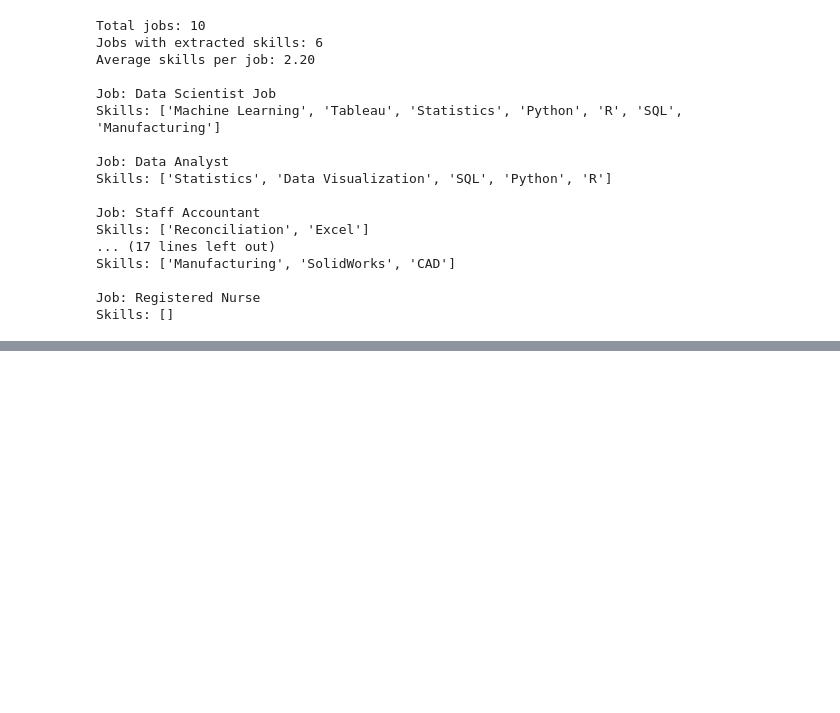
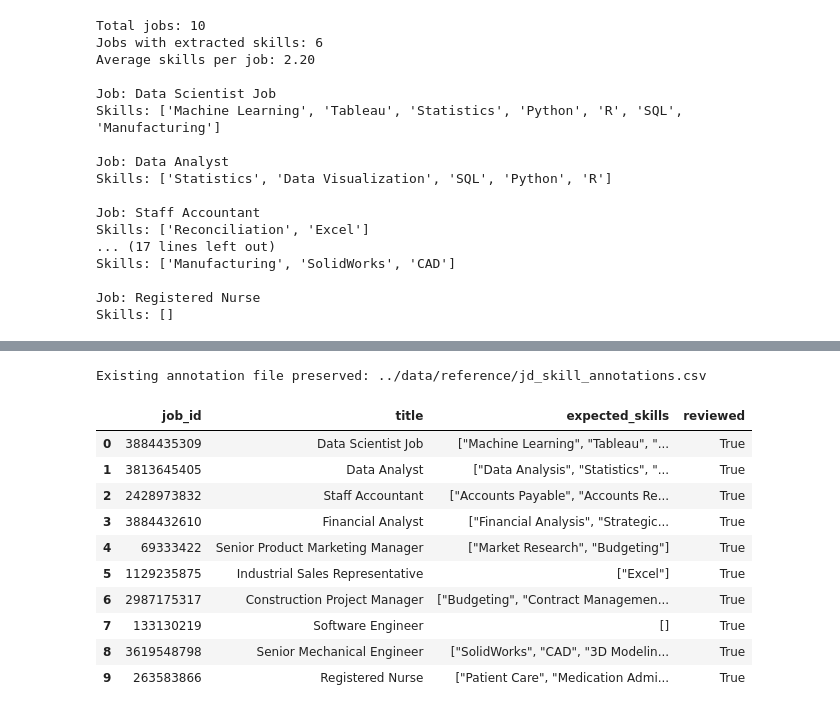
Before and after one commit to jessyyi/Py3onistas, a Jupyter notebook: notebooks/02_feature_extraction.ipynb, the cells around one changed output, grey strips where cells are left out. Drawn from its saved outputs; the diff is of its cells as text; code cells hidden in the pictures; blank space fills up the shorter version.

Commit message:
Complete NLP extraction and manual validation

```diff
--- a/notebooks/02_feature_extraction.ipynb
+++ b/notebooks/02_feature_extraction.ipynb
@@ -559,0 +600,49 @@ Skills: []
+# %%
+import pandas as pd
+from pathlib import Path
+
+# Prepare an independent annotation dataset
+annotation_df = validation_df[
+    ["job_id", "title", "description"]
+].copy()
+
+# Empty labels must not be treated as completed annotations
+annotation_df["expected_skills"] = ""
+annotation_df["reviewed"] = False
+annotation_df["annotation_notes"] = ""
+
+# Save the annotation template
+ANNOTATION_PATH = Path(
+    "../data/reference/jd_skill_annotations.csv"
+)
+
+if not ANNOTATION_PATH.exists():
+    annotation_df.to_csv(ANNOTATION_PATH, index=False)
+    print(f"Annotation template saved: {ANNOTATION_PATH}")
+else:
+    print("Existing annotation file preserved:", ANNOTATION_PATH)
+
+# Display the current annotation file
+current_annotations = pd.read_csv(
+    ANNOTATION_PATH,
+    encoding="utf-8"
+)
+
+display(
+    current_annotations[
+        ["job_id", "title", "expected_skills", "reviewed"]
+    ]
+)
+# %% [output]
+Existing annotation file preserved: ../data/reference/jd_skill_annotations.csv
+|  | job_id | title | expected_skills | reviewed |
+| 0 | 3884435309 | Data Scientist Job | ["Machine Learning", "Tableau", "... | True |
+| 1 | 3813645405 | Data Analyst | ["Data Analysis", "Statistics", "... | True |
+| 2 | 2428973832 | Staff Accountant | ["Accounts Payable", "Accounts Re... | True |
+| 3 | 3884432610 | Financial Analyst | ["Financial Analysis", "Strategic... | True |
+| 4 | 69333422 | Senior Product Marketing Manager | ["Market Research", "Budgeting"] | True |
+| 5 | 1129235875 | Industrial Sales Representative | ["Excel"] | True |
+| 6 | 2987175317 | Construction Project Manager | ["Budgeting", "Contract Managemen... | True |
+| 7 | 133130219 | Software Engineer | [] | True |
+| 8 | 3619548798 | Senior Mechanical Engineer | ["SolidWorks", "CAD", "3D Modelin... | True |
+| 9 | 263583866 | Registered Nurse | ["Patient Care", "Medication Admi... | True |
```
Also changed, not shown: parts of 16 cells of this notebook, 1 other file.
